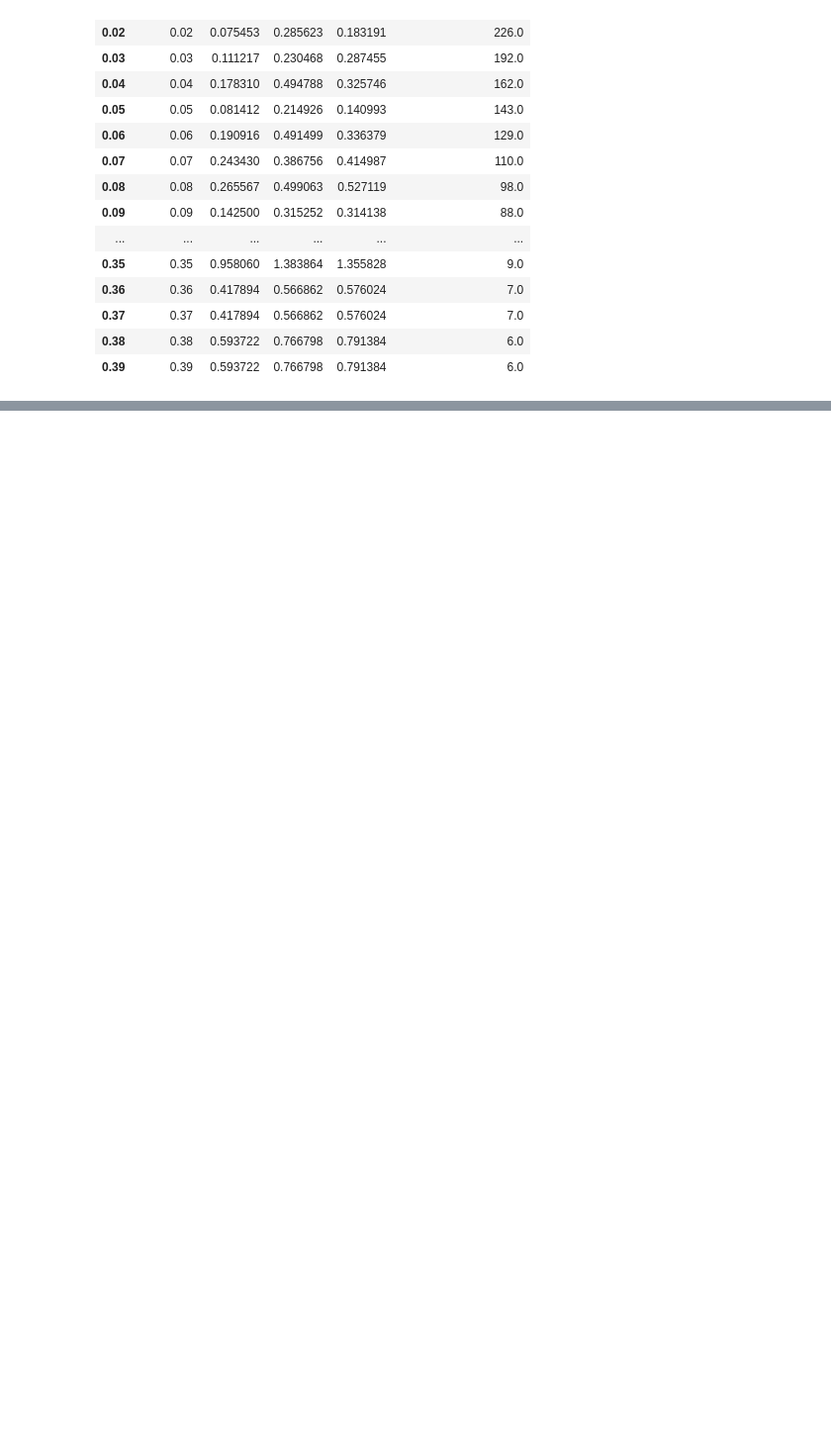
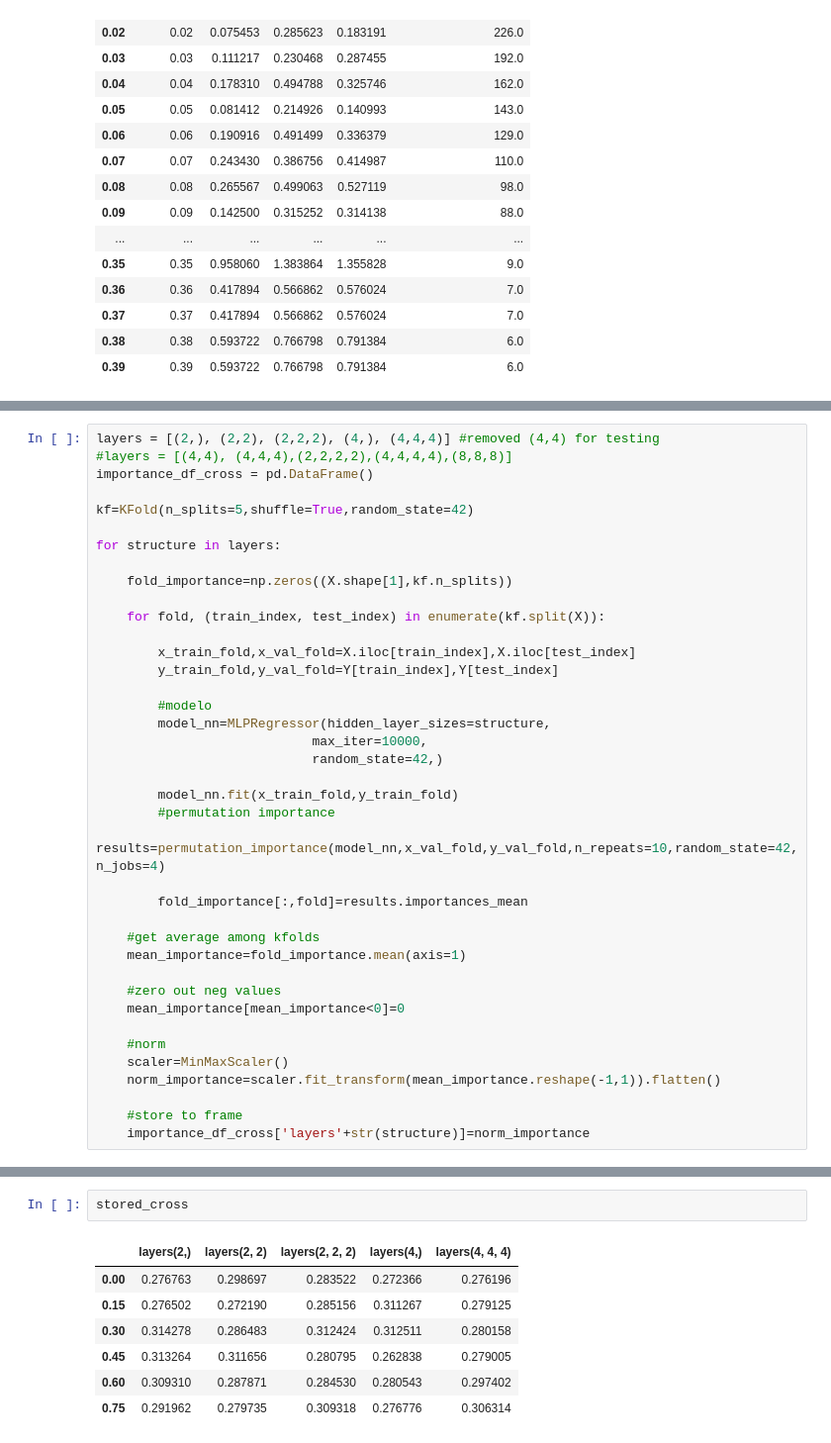
Before and after one commit to Lucas-ZR/datahow-thesis-feup, a Jupyter notebook: boruta_regression.ipynb, the cells around one changed output, grey strips where cells are left out. Shown: that part at 99% size. Drawn from its saved outputs; the diff is of its cells as text; blank space fills up the shorter version.

```diff
--- a/boruta_regression.ipynb
+++ b/boruta_regression.ipynb
@@ -255,0 +263,39 @@ stored_2
+# %%
+layers = [(2,), (2,2), (2,2,2), (4,), (4,4,4)] #removed (4,4) for testing
+#layers = [(4,4), (4,4,4),(2,2,2,2),(4,4,4,4),(8,8,8)]
+importance_df_cross = pd.DataFrame()
+
+kf=KFold(n_splits=5,shuffle=True,random_state=42)
+
+for structure in layers:
+
+    fold_importance=np.zeros((X.shape[1],kf.n_splits))
+
+    for fold, (train_index, test_index) in enumerate(kf.split(X)):
+
+        x_train_fold,x_val_fold=X.iloc[train_index],X.iloc[test_index]
+        y_train_fold,y_val_fold=Y[train_index],Y[test_index]
+
+        #modelo
+        model_nn=MLPRegressor(hidden_layer_sizes=structure,
+                            max_iter=10000,
+                            random_state=42,)
+
+        model_nn.fit(x_train_fold,y_train_fold)
+        #permutation importance
+        results=permutation_importance(model_nn,x_val_fold,y_val_fold,n_repeats=10,random_state=42, n_jobs=4)
+
+        fold_importance[:,fold]=results.importances_mean
+
+    #get average among kfolds
+    mean_importance=fold_importance.mean(axis=1)
+
+    #zero out neg values
+    mean_importance[mean_importance<0]=0
+
+    #norm
+    scaler=MinMaxScaler()
+    norm_importance=scaler.fit_transform(mean_importance.reshape(-1,1)).flatten()
+
+    #store to frame
+    importance_df_cross['layers'+str(structure)]=norm_importance
@@ -255,0 +362,10 @@ stored_2
+# %%
+stored_cross
+# %% [output]
+|  | layers(2,) | layers(2, 2) | layers(2, 2, 2) | layers(4,) | layers(4, 4, 4) |
+| 0.00 | 0.276763 | 0.298697 | 0.283522 | 0.272366 | 0.276196 |
+| 0.15 | 0.276502 | 0.272190 | 0.285156 | 0.311267 | 0.279125 |
+| 0.30 | 0.314278 | 0.286483 | 0.312424 | 0.312511 | 0.280158 |
+| 0.45 | 0.313264 | 0.311656 | 0.280795 | 0.262838 | 0.279005 |
+| 0.60 | 0.309310 | 0.287871 | 0.284530 | 0.280543 | 0.297402 |
+| 0.75 | 0.291962 | 0.279735 | 0.309318 | 0.276776 | 0.306314 |
```
Also changed, not shown: parts of 9 cells of this notebook.
